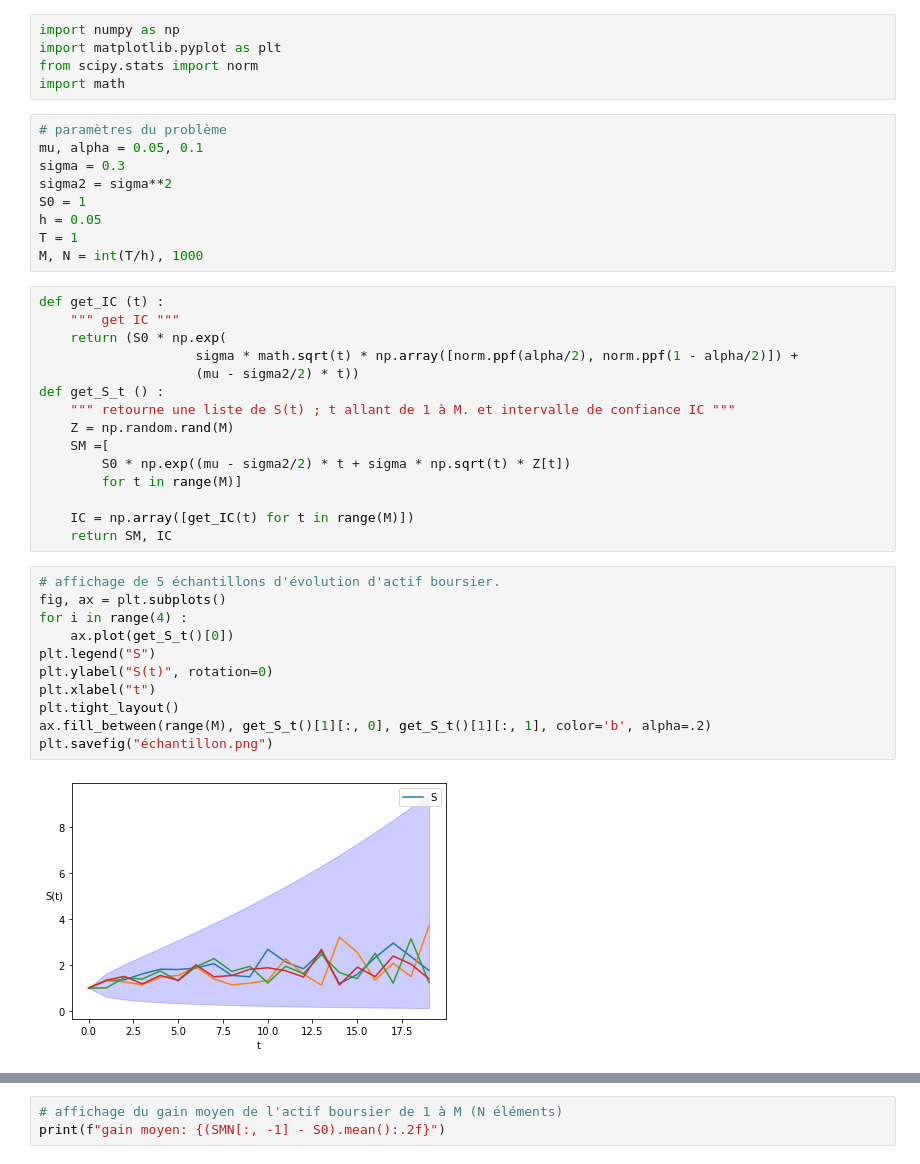
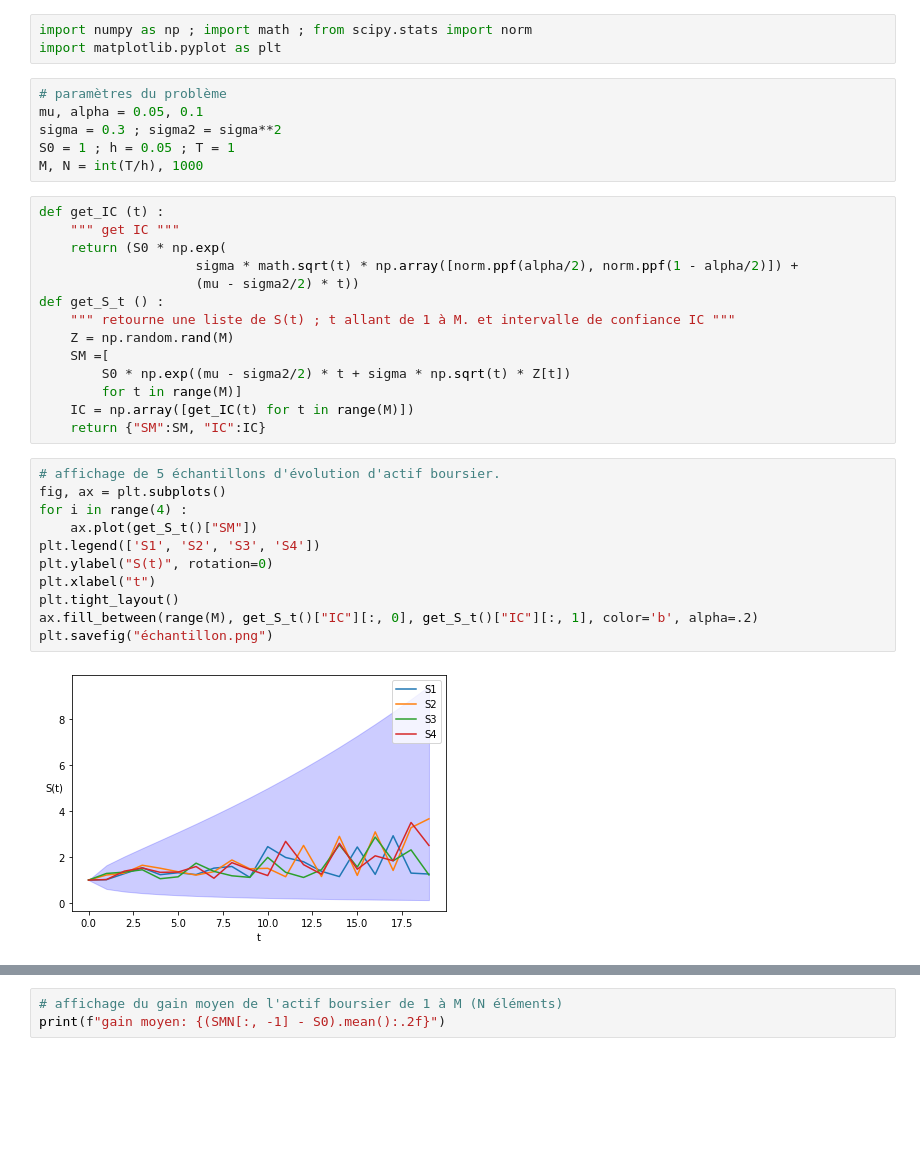
Before and after one commit to quachpas/ro05-projet-a22, a Jupyter notebook: src/actif financier.ipynb, the cells around one changed output, grey strips where cells are left out. Drawn from its saved outputs; the diff is of its cells as text; blank space fills up the shorter version.

```diff
--- a/src/actif financier.ipynb
+++ b/src/actif financier.ipynb
@@ -1,16 +1,11 @@
 # %%
-import numpy as np
+import numpy as np ; import math ; from scipy.stats import norm
 import matplotlib.pyplot as plt
-from scipy.stats import norm
-import math
 # %%
 # paramètres du problème
 mu, alpha = 0.05, 0.1
-sigma = 0.3
-sigma2 = sigma**2
-S0 = 1
-h = 0.05
-T = 1
+sigma = 0.3 ; sigma2 = sigma**2
+S0 = 1 ; h = 0.05 ; T = 1
 M, N = int(T/h), 1000
 # %%
 def get_IC (t) :
@@ -24,21 +19,20 @@ def get_S_t () :
     SM =[
         S0 * np.exp((mu - sigma2/2) * t + sigma * np.sqrt(t) * Z[t])
         for t in range(M)]
-
     IC = np.array([get_IC(t) for t in range(M)])
-    return SM, IC
+    return {"SM":SM, "IC":IC}
 # %%
 # affichage de 5 échantillons d'évolution d'actif boursier.
 fig, ax = plt.subplots()
 for i in range(4) :
-    ax.plot(get_S_t()[0])
-plt.legend("S")
+    ax.plot(get_S_t()["SM"])
+plt.legend(['S1', 'S2', 'S3', 'S4'])
 plt.ylabel("S(t)", rotation=0)
 plt.xlabel("t")
 plt.tight_layout()
-ax.fill_between(range(M), get_S_t()[1][:, 0], get_S_t()[1][:, 1], color='b', alpha=.2)
+ax.fill_between(range(M), get_S_t()["IC"][:, 0], get_S_t()["IC"][:, 1], color='b', alpha=.2)
 plt.savefig("échantillon.png")
 # %% [output]
-[figure, old version]
+[figure, new version]
 # %%
 # génération d'une liste de N échantillons S(t) ; t allant de 1 à M
```
Also changed, not shown: parts of 1 cell of this notebook, 4 other files.
